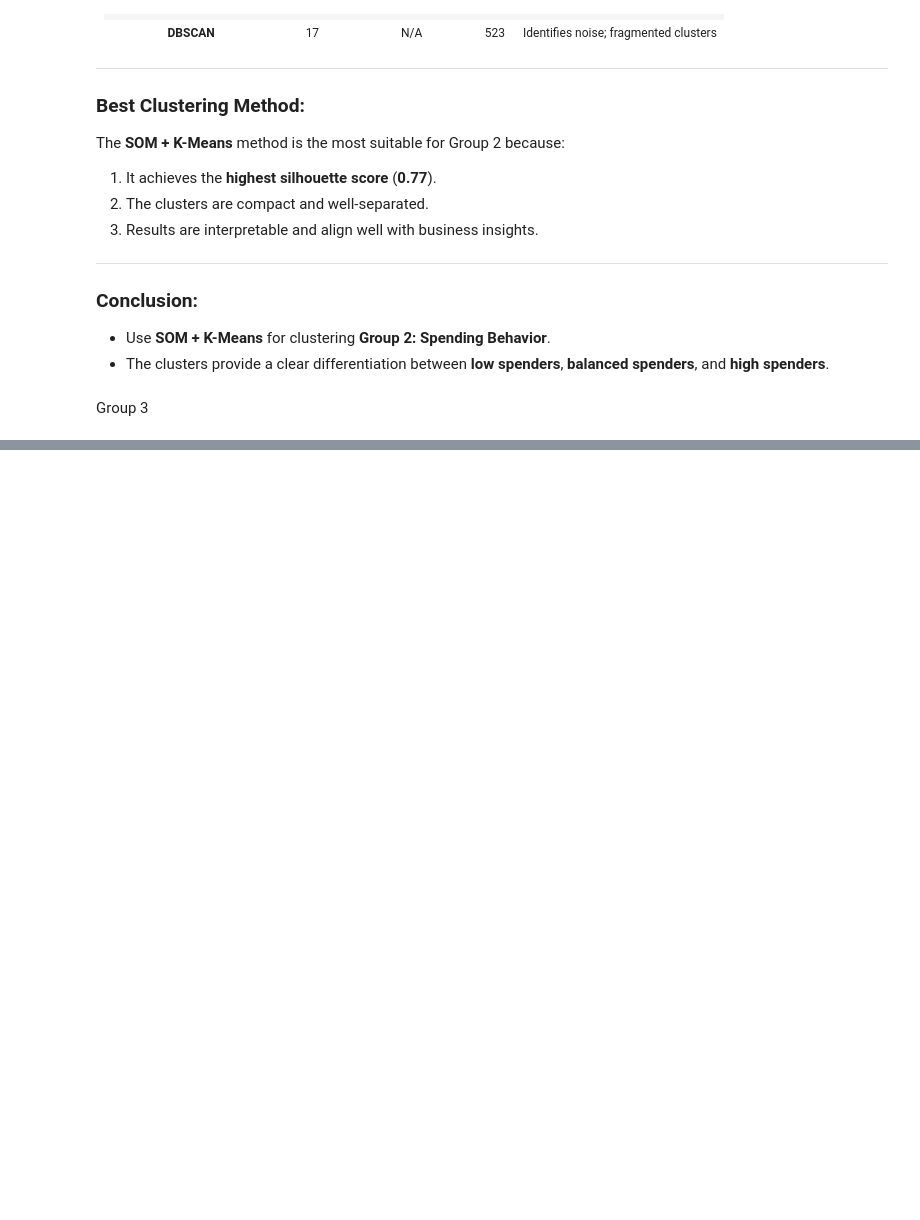
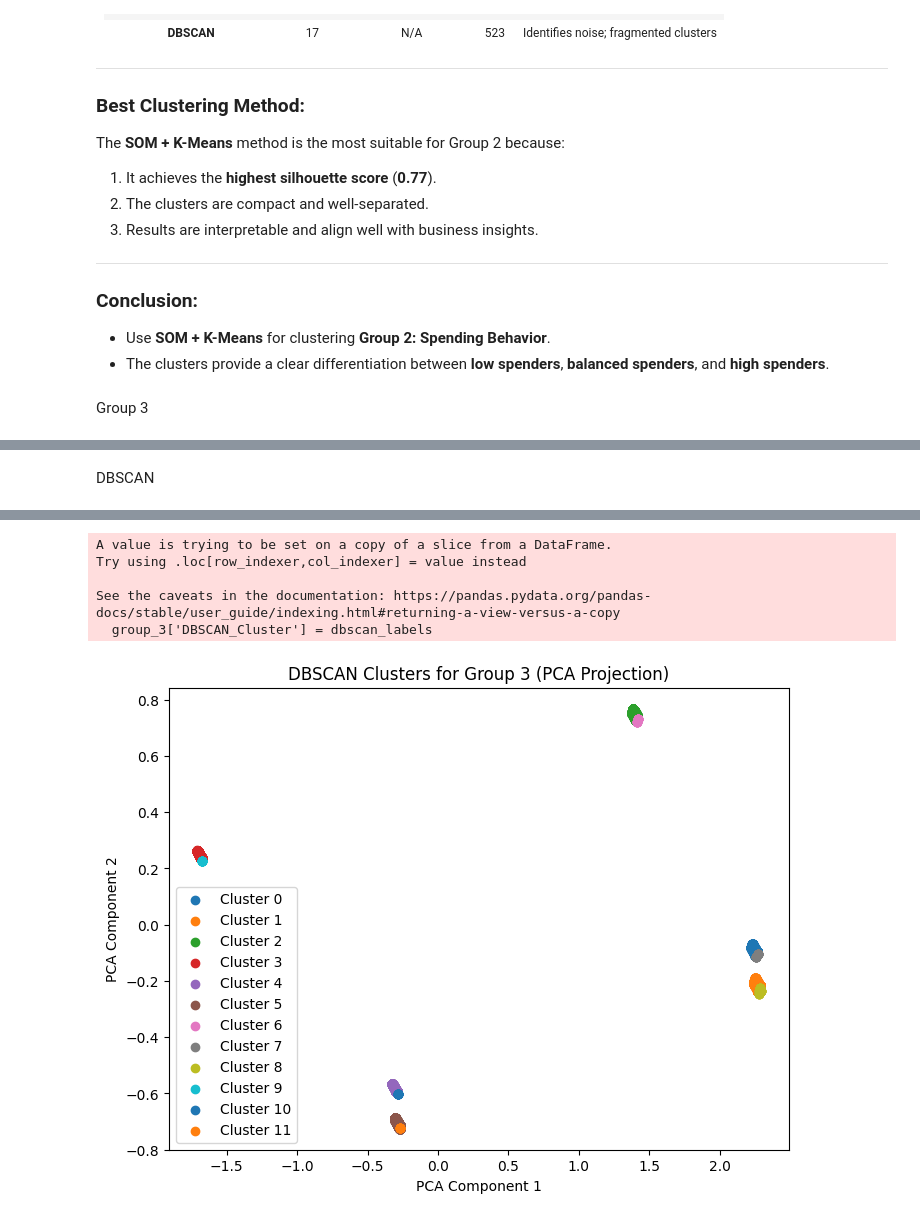
Before and after one commit to gugaaa1904/Data_Mining, a Jupyter notebook: Group 51 Clustering.ipynb, the cells around one changed output, grey strips where cells are left out. Cells and saved outputs as stored; diff of their text form; code cells hidden in the pictures; blank space fills up the shorter version.

```diff
--- a/Group 51 Clustering.ipynb
+++ b/Group 51 Clustering.ipynb
@@ -1692,0 +2126,68 @@ Group 3
+# %% [markdown]
+DBSCAN
+# %%
+from sklearn.cluster import DBSCAN
+from sklearn.metrics import silhouette_score
+from sklearn.decomposition import PCA
+import matplotlib.pyplot as plt
+import numpy as np
+
+# Step 1: Apply DBSCAN
+eps = 0.1  # Adjust based on dataset characteristics
+min_samples = 5  # Minimum samples per cluster
+
+dbscan = DBSCAN(eps=eps, min_samples=min_samples)
+dbscan_labels = dbscan.fit_predict(group_3)
+
+# Step 2: Evaluate DBSCAN Clustering
+# Count clusters (ignoring noise labeled as -1)
+unique_labels = np.unique(dbscan_labels)
+num_clusters = len(unique_labels[unique_labels != -1])
+
+# Calculate silhouette score (ignoring noise if it exists)
+if num_clusters > 1:
+    silhouette_avg = silhouette_score(group_3, dbscan_labels)
+    print(f"Silhouette Score for DBSCAN (Group 3): {silhouette_avg}")
+else:
+    silhouette_avg = None
+    print("Silhouette Score for DBSCAN cannot be calculated with less than 2 clusters.")
+
+# Step 3: Add cluster labels to the dataset
+group_3['DBSCAN_Cluster'] = dbscan_labels
+
+# Step 4: Summarize Clusters
+cluster_summary = group_3.groupby('DBSCAN_Cluster').mean()
+print("Cluster Summary (DBSCAN for Group 3):")
+print(cluster_summary)
+
+# Step 5: Count Cluster Sizes
+cluster_sizes = group_3['DBSCAN_Cluster'].value_counts()
+print("\nCluster Sizes:")
+print(cluster_sizes)
+
+# Step 6: Visualize DBSCAN Clusters using PCA
+pca = PCA(n_components=2)
+group_3_pca = pca.fit_transform(group_3.drop('DBSCAN_Cluster', axis=1))
+
+plt.figure(figsize=(8, 6))
+for label in unique_labels:
+    if label == -1:  # Noise
+        plt.scatter(
+            group_3_pca[dbscan_labels == label, 0],
+            group_3_pca[dbscan_labels == label, 1],
+            label="Noise",
+            c='black',
+            marker='x'
+        )
+    else:
+        plt.scatter(
+            group_3_pca[dbscan_labels == label, 0],
+            group_3_pca[dbscan_labels == label, 1],
+            label=f'Cluster {label}'
+        )
+plt.title("DBSCAN Clusters for Group 3 (PCA Projection)")
+plt.xlabel("PCA Component 1")
+plt.ylabel("PCA Component 2")
+plt.legend()
+plt.show()
+# %% [output]
@@ -1692,0 +2211,6 @@ Group 3
+A value is trying to be set on a copy of a slice from a DataFrame.
+Try using .loc[row_indexer,col_indexer] = value instead
+
+See the caveats in the documentation: https://pandas.pydata.org/pandas-docs/stable/user_guide/indexing.html#returning-a-view-versus-a-copy
+  group_3['DBSCAN_Cluster'] = dbscan_labels
+[figure, added]
```
Also changed, not shown: parts of 34 cells of this notebook.
